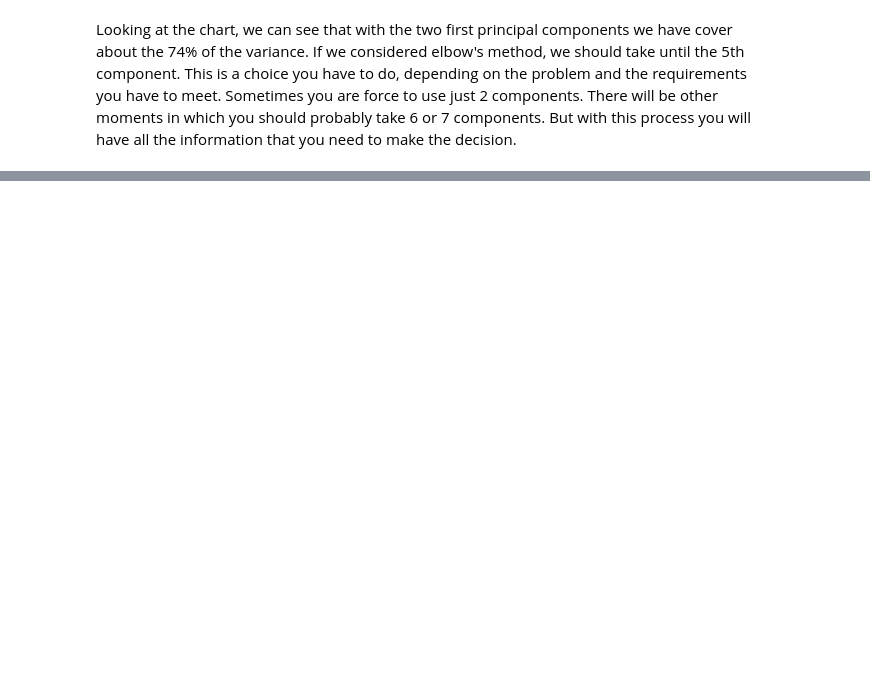
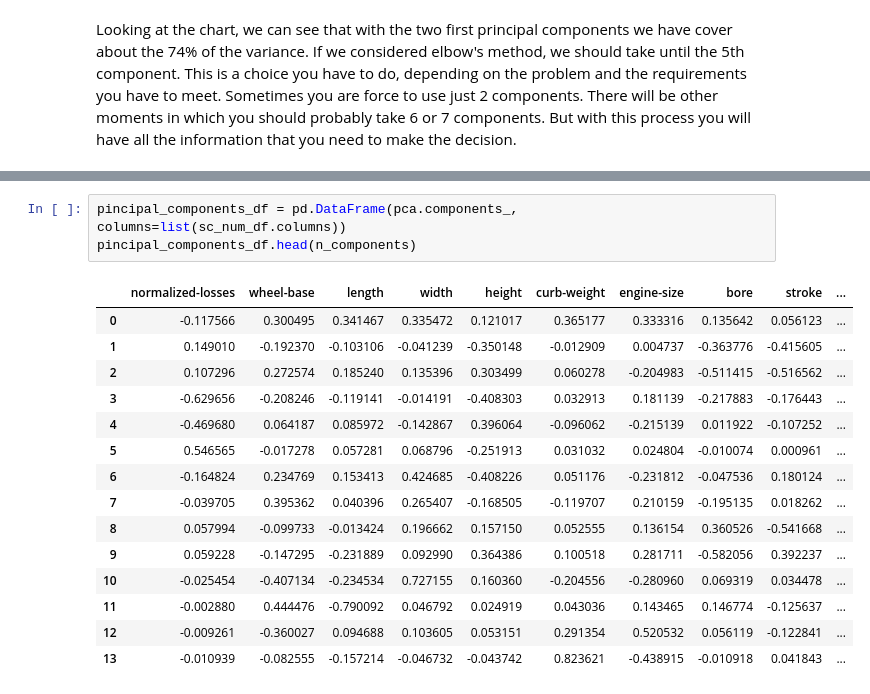
Before and after one commit to serrodcal-data-scientist/dataLab1, a Jupyter notebook: EDA.ipynb, the cells around one changed output, grey strips where cells are left out. Saved outputs shown, nothing was run; the diff lists cells and outputs as text; blank space fills up the shorter version.

```diff
--- a/EDA.ipynb
+++ b/EDA.ipynb
@@ -225,0 +246,19 @@ If you don't like that way to proceed, there are many other methods to reduce th
+# %%
+pincipal_components_df = pd.DataFrame(pca.components_, columns=list(sc_num_df.columns))
+pincipal_components_df.head(n_components)
+# %% [output]
+|  | normalized-losses | wheel-base | length | width | height | curb-weight | engine-size | bore | stroke | ... |
+| 0 | -0.117566 | 0.300495 | 0.341467 | 0.335472 | 0.121017 | 0.365177 | 0.333316 | 0.135642 | 0.056123 | ... |
+| 1 | 0.149010 | -0.192370 | -0.103106 | -0.041239 | -0.350148 | -0.012909 | 0.004737 | -0.363776 | -0.415605 | ... |
+| 2 | 0.107296 | 0.272574 | 0.185240 | 0.135396 | 0.303499 | 0.060278 | -0.204983 | -0.511415 | -0.516562 | ... |
+| 3 | -0.629656 | -0.208246 | -0.119141 | -0.014191 | -0.408303 | 0.032913 | 0.181139 | -0.217883 | -0.176443 | ... |
+| 4 | -0.469680 | 0.064187 | 0.085972 | -0.142867 | 0.396064 | -0.096062 | -0.215139 | 0.011922 | -0.107252 | ... |
+| 5 | 0.546565 | -0.017278 | 0.057281 | 0.068796 | -0.251913 | 0.031032 | 0.024804 | -0.010074 | 0.000961 | ... |
+| 6 | -0.164824 | 0.234769 | 0.153413 | 0.424685 | -0.408226 | 0.051176 | -0.231812 | -0.047536 | 0.180124 | ... |
+| 7 | -0.039705 | 0.395362 | 0.040396 | 0.265407 | -0.168505 | -0.119707 | 0.210159 | -0.195135 | 0.018262 | ... |
+| 8 | 0.057994 | -0.099733 | -0.013424 | 0.196662 | 0.157150 | 0.052555 | 0.136154 | 0.360526 | -0.541668 | ... |
+| 9 | 0.059228 | -0.147295 | -0.231889 | 0.092990 | 0.364386 | 0.100518 | 0.281711 | -0.582056 | 0.392237 | ... |
+| 10 | -0.025454 | -0.407134 | -0.234534 | 0.727155 | 0.160360 | -0.204556 | -0.280960 | 0.069319 | 0.034478 | ... |
+| 11 | -0.002880 | 0.444476 | -0.790092 | 0.046792 | 0.024919 | 0.043036 | 0.143465 | 0.146774 | -0.125637 | ... |
+| 12 | -0.009261 | -0.360027 | 0.094688 | 0.103605 | 0.053151 | 0.291354 | 0.520532 | 0.056119 | -0.122841 | ... |
+| 13 | -0.010939 | -0.082555 | -0.157214 | -0.046732 | -0.043742 | 0.823621 | -0.438915 | -0.010918 | 0.041843 | ... |
```
Also changed, not shown: parts of 7 cells of this notebook.
